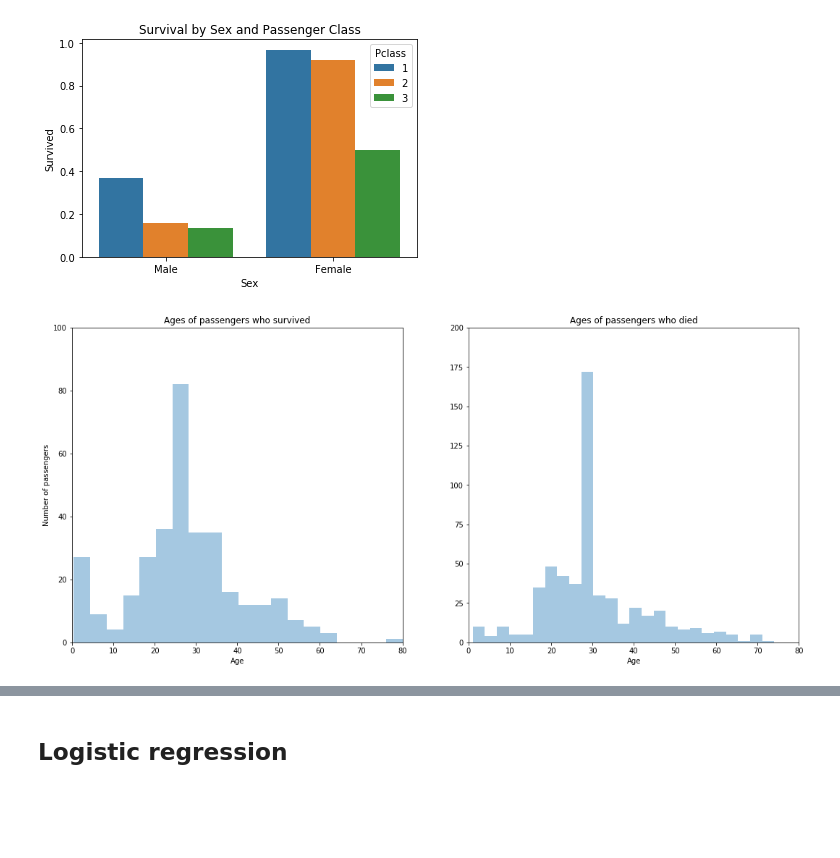
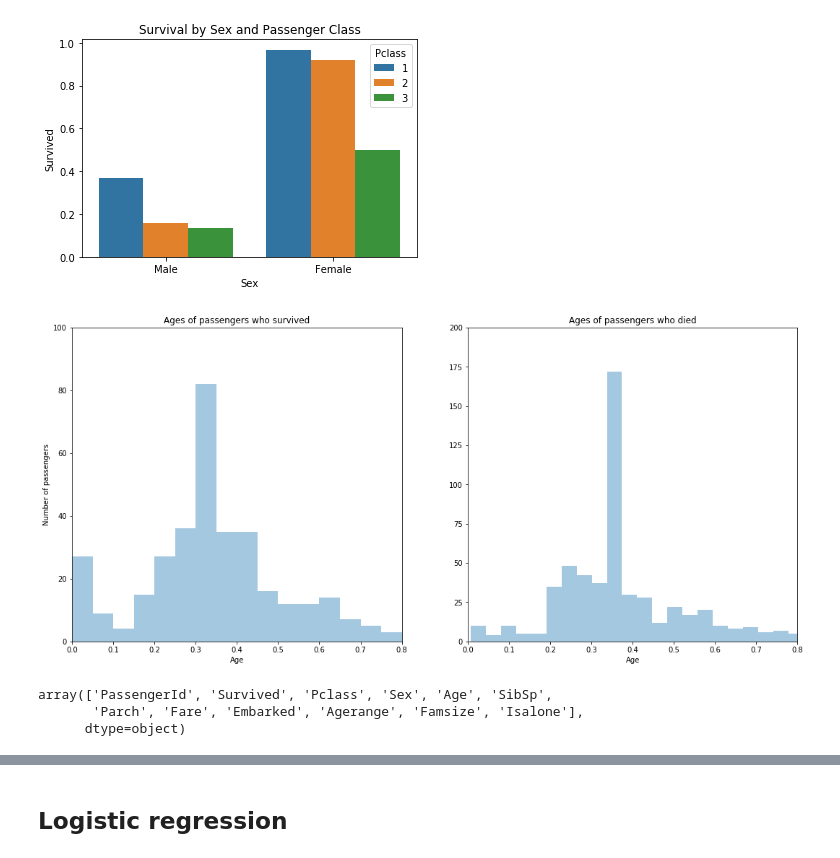
Before and after one commit to luketibbott/titanic, a Jupyter notebook: titanic.ipynb, the cells around one changed output, grey strips where cells are left out. Drawn from its saved outputs; the diff is of its cells as text; code cells hidden in the pictures; blank space fills up the shorter version.

Commit message:
Add several new plots

```diff
--- a/titanic.ipynb
+++ b/titanic.ipynb
@@ -251,22 +240,28 @@ bp.set_title('Survival by Sex and Passenger Class');
 # %%
 survived_ages = train[train.Survived == 1]['Age']
 died_ages = train[train.Survived == 0]['Age']
 
 fig, (ax1, ax2) = plt.subplots(1, 2, figsize=(18, 8))
 
 plt.subplot(1, 2, 1)
 sns.distplot(survived_ages, kde=False)
-plt.axis([0, 80, 0, 100])
+plt.axis([0, .80, 0, 100])
 plt.title('Ages of passengers who survived')
 plt.ylabel('Number of passengers')
 plt.xlabel('Age')
 
 
 
 plt.subplot(1, 2, 2)
 sns.distplot(died_ages, kde=False)
-plt.axis([0, 80, 0, 200])
+plt.axis([0, .80, 0, 200])
 plt.title('Ages of passengers who died')
 plt.xlabel('Age');
 # %% [output]
-[figure, old version]
+[figure, new version]
+# %%
+train.columns.values
+# %% [output]
+array(['PassengerId', 'Survived', 'Pclass', 'Sex', 'Age', 'SibSp',
+       'Parch', 'Fare', 'Embarked', 'Agerange', 'Famsize', 'Isalone'],
+      dtype=object)
```
Also changed, not shown: parts of 40 cells of this notebook.
